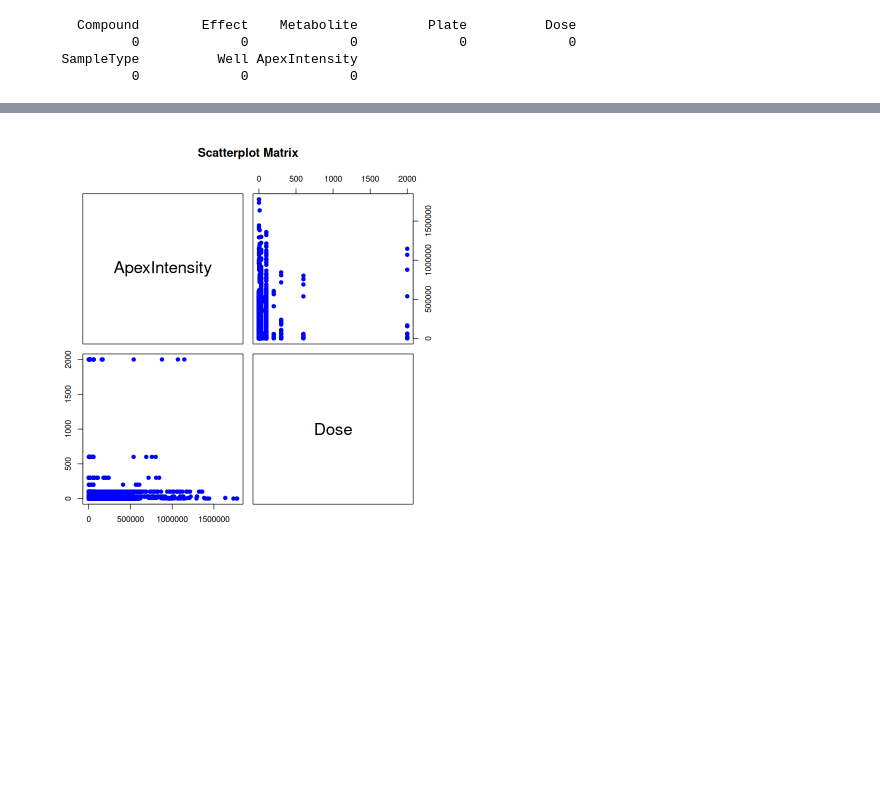
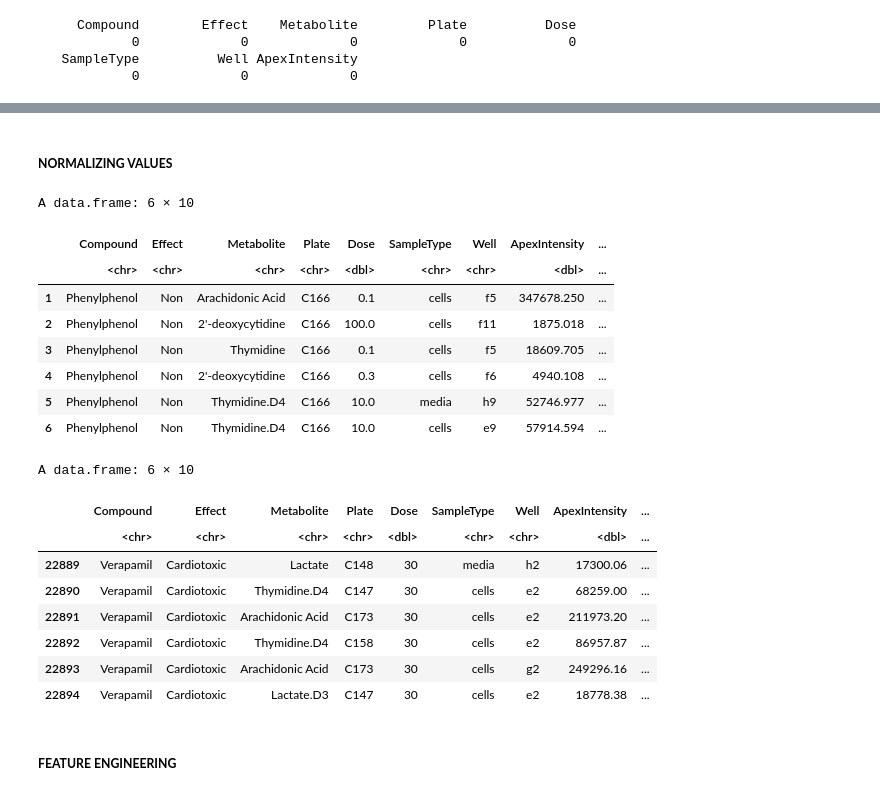
Before and after one commit to Ilesh-Dhall/Metabolomics-Data-Analysis-For-Biomarker-Discovery, a Jupyter notebook: analysis/Pre-Processing.ipynb, the cells around one changed output, grey strips where cells are left out. Cells and saved outputs as stored; diff of their text form; code cells hidden in the pictures; blank space fills up the shorter version.

```diff
--- a/analysis/Pre-Processing.ipynb
+++ b/analysis/Pre-Processing.ipynb
@@ -97,5 +75,2 @@ hist(data$Dose)
-# %%
-par(bg = "white")
-pairs(data[, c("ApexIntensity", "Dose")], main = "Scatterplot Matrix", pch = 19, col = "blue")
-# %% [output]
-[figure, removed]
+# %% [markdown]
+##### **NORMALIZING VALUES**
@@ -101,0 +83,24 @@ pairs(data[, c("ApexIntensity", "Dose")], main = "Scatterplot Matrix", pch = 19,
+# %%
+head(data)
+tail(data)
+# %% [output]
+A data.frame: 6 × 10
+|  | Compound | Effect | Metabolite | Plate | Dose | SampleType | Well | ApexIntensity | ... |
+|  | <chr> | <chr> | <chr> | <chr> | <dbl> | <chr> | <chr> | <dbl> | ... |
+| 1 | Phenylphenol | Non | Arachidonic Acid | C166 | 0.1 | cells | f5 | 347678.250 | ... |
+| 2 | Phenylphenol | Non | 2'-deoxycytidine | C166 | 100.0 | cells | f11 | 1875.018 | ... |
+| 3 | Phenylphenol | Non | Thymidine | C166 | 0.1 | cells | f5 | 18609.705 | ... |
+| 4 | Phenylphenol | Non | 2'-deoxycytidine | C166 | 0.3 | cells | f6 | 4940.108 | ... |
+| 5 | Phenylphenol | Non | Thymidine.D4 | C166 | 10.0 | media | h9 | 52746.977 | ... |
+| 6 | Phenylphenol | Non | Thymidine.D4 | C166 | 10.0 | cells | e9 | 57914.594 | ... |
+A data.frame: 6 × 10
+|  | Compound | Effect | Metabolite | Plate | Dose | SampleType | Well | ApexIntensity | ... |
+|  | <chr> | <chr> | <chr> | <chr> | <dbl> | <chr> | <chr> | <dbl> | ... |
+| 22889 | Verapamil | Cardiotoxic | Lactate | C148 | 30 | media | h2 | 17300.06 | ... |
+| 22890 | Verapamil | Cardiotoxic | Thymidine.D4 | C147 | 30 | cells | e2 | 68259.00 | ... |
+| 22891 | Verapamil | Cardiotoxic | Arachidonic Acid | C173 | 30 | cells | e2 | 211973.20 | ... |
+| 22892 | Verapamil | Cardiotoxic | Thymidine.D4 | C158 | 30 | cells | e2 | 86957.87 | ... |
+| 22893 | Verapamil | Cardiotoxic | Arachidonic Acid | C173 | 30 | cells | g2 | 249296.16 | ... |
+| 22894 | Verapamil | Cardiotoxic | Lactate.D3 | C147 | 30 | cells | e2 | 18778.38 | ... |
+# %% [markdown]
+##### **FEATURE ENGINEERING**
```
Also changed, not shown: parts of 16 cells of this notebook.
